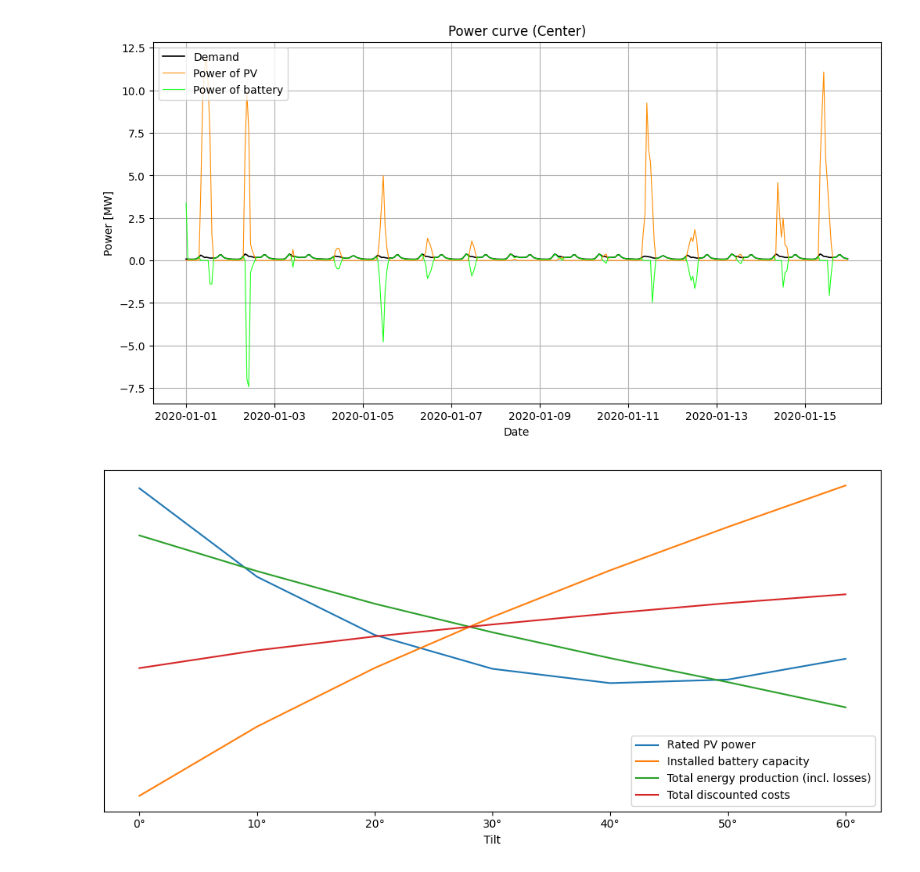
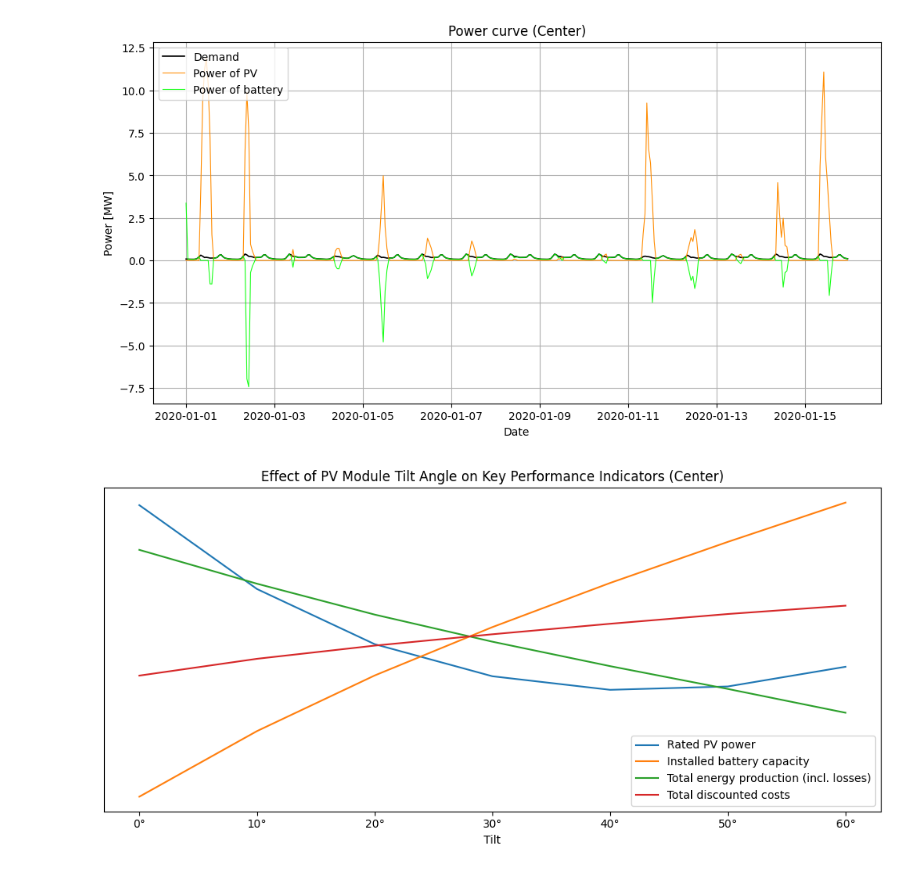
Before and after one commit to Lakim17/SERTS, a Jupyter notebook: pv_batt_opt.ipynb, the cells around one changed output. Saved outputs shown, nothing was run; the diff lists cells and outputs as text; code cells hidden in the pictures.

Commit message:
analysis on tilt added

```diff
--- a/pv_batt_opt.ipynb
+++ b/pv_batt_opt.ipynb
@@ -601,29 +601,29 @@ plt.show()
 # %%
 # -- visualization of the result overview for different tilt angles
 if list(df_results_overview.columns) == list_str_tilt:
     y_pv = df_results_overview.loc["Rated power PV [MW]", :] / df_results_overview.loc["Rated power PV [MW]", :].mean()
     y_bat = df_results_overview.loc["Capacity battery [MWh]", :] / df_results_overview.loc["Capacity battery [MWh]", :].mean()
     y_energy = (
         (df_results_overview.loc["Total demand [GWh]", :] + df_results_overview.loc["Total unused energy (loss) [GWh]", :])
         / (df_results_overview.loc["Total demand [GWh]", :] + df_results_overview.loc["Total unused energy (loss) [GWh]", :]).mean()
     )
     y_cost = df_results_overview.loc["Total discounted costs [Million €]", :] / df_results_overview.loc["Total discounted costs [Million €]", :].mean()
 
     plt.figure(figsize=(10,5))
 
     plt.plot(y_pv, label="Rated PV power")
     plt.plot(y_bat, label="Installed battery capacity")
     plt.plot(y_energy, label="Total energy production (incl. losses)")
     plt.plot(y_cost, label="Total discounted costs")
 
     plt.xlabel("Tilt")
-    # plt.title("Effect of PV Module Tilt Angle on Key Performance Indicators")
+    plt.title(f"Effect of PV Module Tilt Angle on Key Performance Indicators ({list_str_location[i_location]})")
     plt.yticks([])
 
     plt.legend()
     plt.tight_layout()
 
     plt.savefig("z_figures/Effect_of_PV_Module_Tilt_Angle_on_Key_Performance_Indicators.png")
     plt.show()
 # %% [output]
-[figure, old version]
+[figure, new version]
```
Also changed, not shown: 1 other file.
